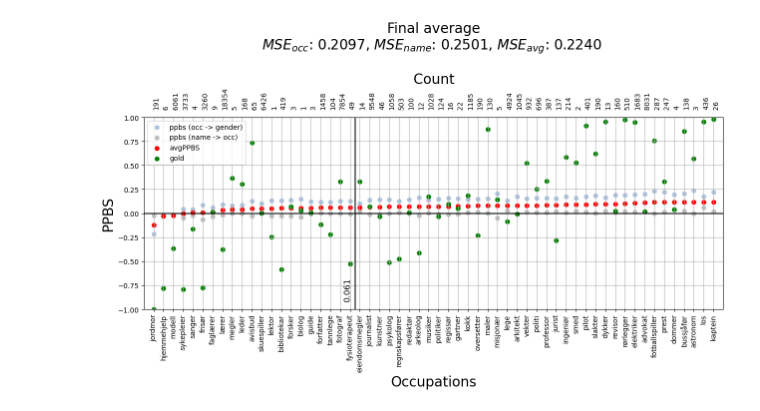
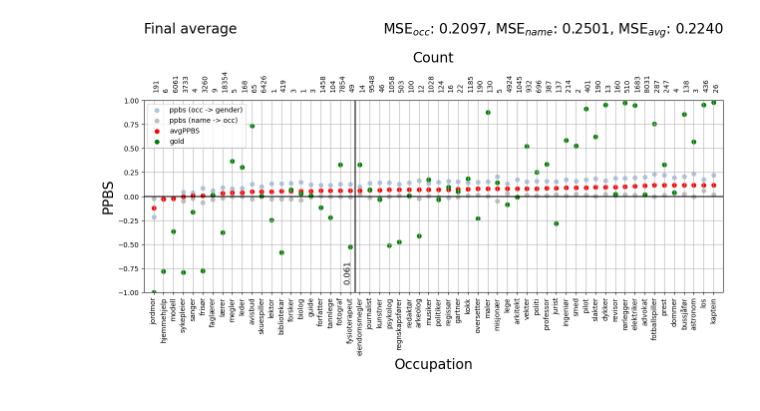
Before and after one commit to Johnneeee/masterThesis, a Jupyter notebook: displayPPBS-OCC/comparePPBSOcc.ipynb, the cells around one changed output. Drawn from its saved outputs; the diff is of its cells as text; code cells hidden in the pictures.

```diff
--- a/displayPPBS-OCC/comparePPBSOcc.ipynb
+++ b/displayPPBS-OCC/comparePPBSOcc.ipynb
@@ -4,18 +4,21 @@ import csv
 from sklearn.metrics import mean_squared_error
 
 def findMiddle(ls):
-    ls.sort(reverse=True)
+    ls.sort()
     for i in range(len(ls)):
-        if ls[i] < 0:
+        if ls[i] > 0:
             return(i-0.5)
 
-def readData(fileOcc,filePPBS): #-> [[att, count,ygold, ypredocc, ypredppbs, avgppbs]]
+def readData(fileOcc,filePPBS, gold = False, gather=False): #-> [[att, count, ygold, ypredocc, ypredppbs, avgppbs]]
     data = [] # atts, ygold, ypredocc, ypredppbs, avgppbs
     with open(fileOcc, mode ='r', encoding="UTF-8")as file:
         csvFile = csv.reader(file, delimiter = ";")
         next(csvFile)
         for lines in csvFile:
-            data.append([lines[0],f"f-{lines[1]}/m-{lines[2]}",float(lines[6]),float(lines[5])])
+            if gather:
+                data.append([lines[0],f"{int(lines[1]) + int(lines[2])}",float(lines[6]),float(lines[5])])
+            else:
+                data.append([lines[0],f"f-{lines[1]}/m-{lines[2]}",float(lines[6]),float(lines[5])])
 
     with open(filePPBS, mode ='r', encoding="UTF-8")as file:
         csvFile = csv.reader(file, delimiter = ";")
@@ -23,7 +26,10 @@ def readData(fileOcc,filePPBS): #-> [[att, count,ygold, ypredocc, ypredppbs, avg
         d = {x[0]: float(x[2]) for x in csvFile}
     data = list(map(lambda x: x + [(d[x[0]])], data)) #adding ypredppbs
     data = list(map(lambda x: x + [round((x[3]+x[4])/2,3)] ,data))
-    data = sorted(data, key=lambda x: x[5],reverse=True)
+    if gold:
+        data = sorted(data, key=lambda x: x[2])
+    else:
+        data = sorted(data, key=lambda x: x[5])
 
     return data
 
@@ -129,93 +135,53 @@ plt.show()
 # %%
-import matplotlib.pyplot as plt
-import csv
-from sklearn.metrics import mean_squared_error
-
-def findMiddle2(ls):
-    ls.sort()
-    for i in range(len(ls)):
-        if ls[i] > 0:
-            return(i-0.5)
-
-def readData2(fileOcc,filePPBS, gold = False): #-> [[att, count, ygold, ypredocc, ypredppbs, avgppbs]]
-    data = [] # atts, ygold, ypredocc, ypredppbs, avgppbs
-    with open(fileOcc, mode ='r', encoding="UTF-8")as file:
-        csvFile = csv.reader(file, delimiter = ";")
-        next(csvFile)
-        for lines in csvFile:
-            data.append([lines[0],f"{int(lines[1]) + int(lines[2])}",float(lines[6]),float(lines[5])])
-            # data.append([lines[0],f"f-{lines[1]}/m-{lines[2]}",float(lines[6]),float(lines[5])])
-
-    with open(filePPBS, mode ='r', encoding="UTF-8")as file:
-        csvFile = csv.reader(file, delimiter = ";")
-        next(csvFile)
-        d = {x[0]: float(x[2]) for x in csvFile}
-    data = list(map(lambda x: x + [(d[x[0]])], data)) #adding ypredppbs
-    data = list(map(lambda x: x + [round((x[3]+x[4])/2,3)] ,data))
-    if gold:
-        data = sorted(data, key=lambda x: x[2])
-    else:
-        data = sorted(data, key=lambda x: x[5])
-
-    return data
-
-
-def plotdata2(data,name, gold = False):
+def plotdata2(data,name):
     atts = [x[0] for x in data]
     counts = [x[1] for x in data]
     yGold = [x[2] for x in data]
     yPredOcc = [x[3] for x in data]
     yPredPPBS = [x[4] for x in data]
     avgPPBS = [x[5] for x in data]
-    # plt.figure(figsize=(10,len(atts) * 0.3))
-    # y_positions = range(len(atts))
 
     x_positions = range(len(atts))
     plt.figure(figsize=(15,5))
 
-    if not gold:
-        plt.scatter(x_positions, yPredPPBS, color='lightsteelblue', label='ppbs (occ -> gender)')
-        plt.scatter(x_positions, yPredOcc, color='silver', label='ppbs (name -> occ)')
-        plt.scatter(x_positions, avgPPBS, color='red', label='avgPPBS')
-        msePPBS = f"{mean_squared_error(yGold,yPredPPBS):0.4f}"
-        mseOcc = f"{mean_squared_error(yGold,yPredOcc):0.4f}"
-        mseAvg = f"{mean_squared_error(yGold,avgPPBS):0.4f}"
+    plt.scatter(x_positions, yPredPPBS, color='lightsteelblue', label='ppbs (occ -> gender)')
+    plt.scatter(x_positions, yPredOcc, color='silver', label='ppbs (name -> occ)')
+    plt.scatter(x_positions, avgPPBS, color='red', label='avgPPBS')
+    msePPBS = f"{mean_squared_error(yGold,yPredPPBS):0.4f}"
+    mseOcc = f"{mean_squared_error(yGold,yPredOcc):0.4f}"
+    mseAvg = f"{mean_squared_error(yGold,avgPPBS):0.4f}"
 
-        plt.title(f"{name}", y=1.42, fontsize=20)##
-        mseOccName = "$MSE_{occ}$"
-        mseNameName = "$MSE_{name}$"
-        mseAvgName = "$MSE_{avg}$"
-        plt.suptitle(t=f"{mseOccName}: {msePPBS}, {mseNameName}: {mseOcc}, {mseAvgName}: {mseAvg}\n\n Count",x=0.51,y=1.2, fontsize=20) ##
-        # plt.suptitle(t=f"MSE (occ): {msePPBS}, MSE (name): {mseOcc}, MSE (average): {mseAvg}\n\n Count",x=0.51,y=1.2, fontsize=20) ##
-        # plt.title(f"LM: {name} - MSEOcc: {mseOcc}, MSEPPBS: {msePPBS}, MSEAvg: {mseAvg}", fontsize = 20)
-    else:
-        plt.title(f"{name}", y=1.42, fontsize=20)##
+    mseOccName = "MSE$_{occ}$"
+    mseNameName = "MSE$_{name}$"
+    mseAvgName = "MSE$_{avg}$"
+
 
     plt.scatter(x_positions, yGold, color='green', label='gold')
 
-    # # Customize the y-axis to show only labels
-    # plt.xticks(ticks=x_positions, labels=["" for _ in range(len(atts))])
     plt.xticks(ticks=x_positions, labels=atts,rotation=90)
     plt.ylim(-1,1)
     plt.xlim(-1,len(atts))
 
-    # # Add labels, title, and legend
-    plt.ylabel('PPBS', fontsize = 20)
-    plt.xlabel('Occupations', fontsize = 20)
     plt.legend()
+
+    plt.ylabel('PPBS', fontsize=20)
+    plt.xlabel('Occupation', fontsize=20)
+    plt.text(-1,1.7, f"{name}", fontsize=20)
+    plt.text(len(atts),1.7, f"{mseOccName}: {msePPBS}, {mseNameName}: {mseOcc}, {mseAvgName}: {mseAvg}", fontsize=20, ha="right")
+    plt.text(len(atts)/2-0.5,1.4, "Count", fontsize=20, ha='center')
 
     for x, att in enumerate(atts):
         plt.text(x-0.1, 1.1, counts[x], fontsize=10, rotation=90)
 
     # grid
     plt.grid()
-    middle = findMiddle2(yGold)
+    middle = findMiddle(yGold)
     plt.axhline(color='black')
     plt.axvline(middle, color='black')
     plt.text(middle-(len(atts)/50),-0.9, f"{round((avgPPBS[int(middle + 0.5)] + avgPPBS[int(middle - 0.5)])/2,3)}",rotation=90, fontsize=12)
 
-data2 = readData2("../probeOcc/data/total/totalFiltered_occ.csv", "../probePPBS/data/total/total_ppbs.csv") # read data from file
-plotdata2(data2, "Final average") # Plot the data
+data = readData("../probeOcc/data/total/totalFiltered_occ.csv", "../probePPBS/data/total/total_ppbs.csv",gather=True) # read data from file
+plotdata2(data, "Final average") # Plot the data
 plt.show()
 # %% [output]
-[figure, old version]
+[figure, new version]
```
Also changed, not shown: parts of 9 cells of this notebook.
